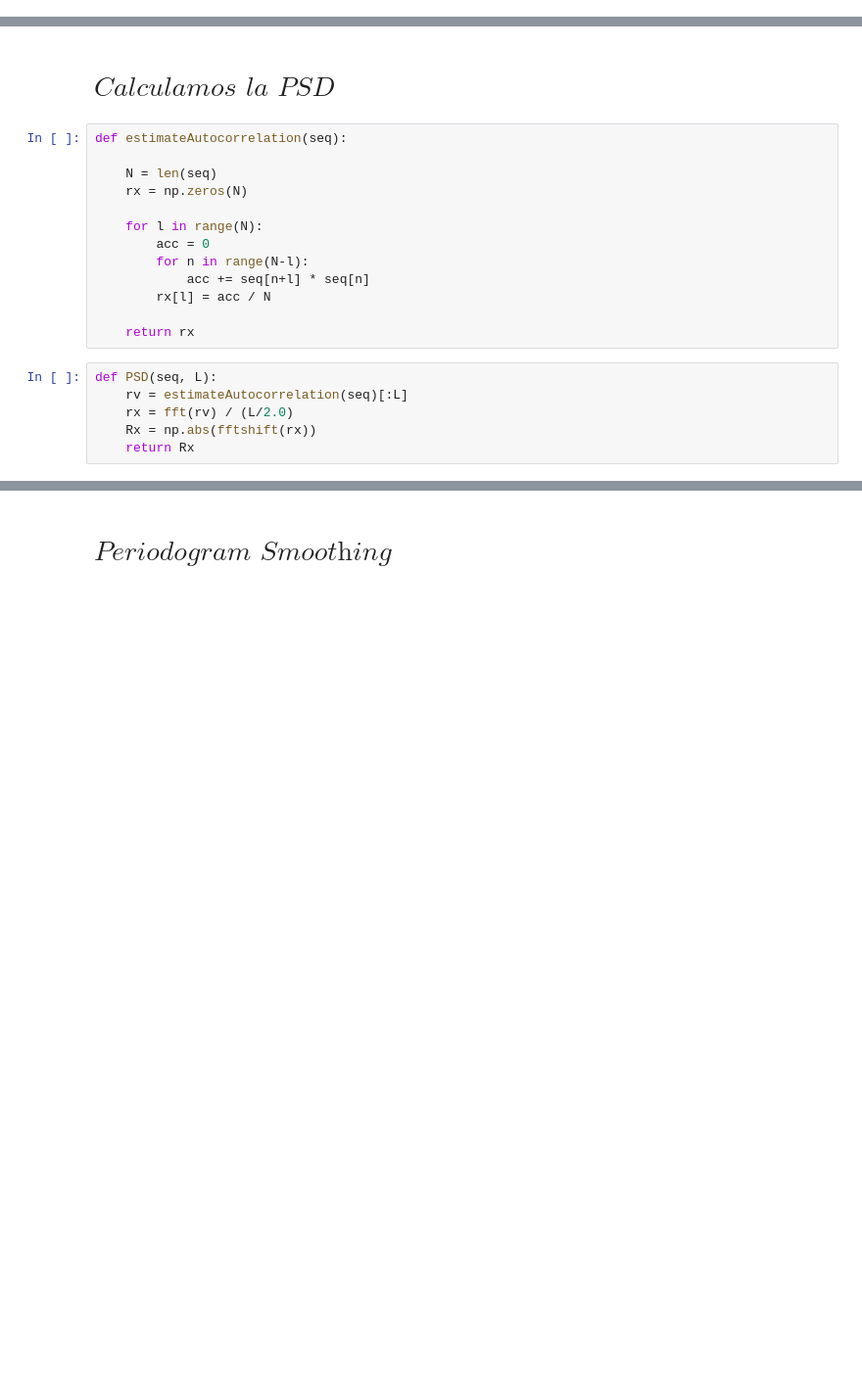
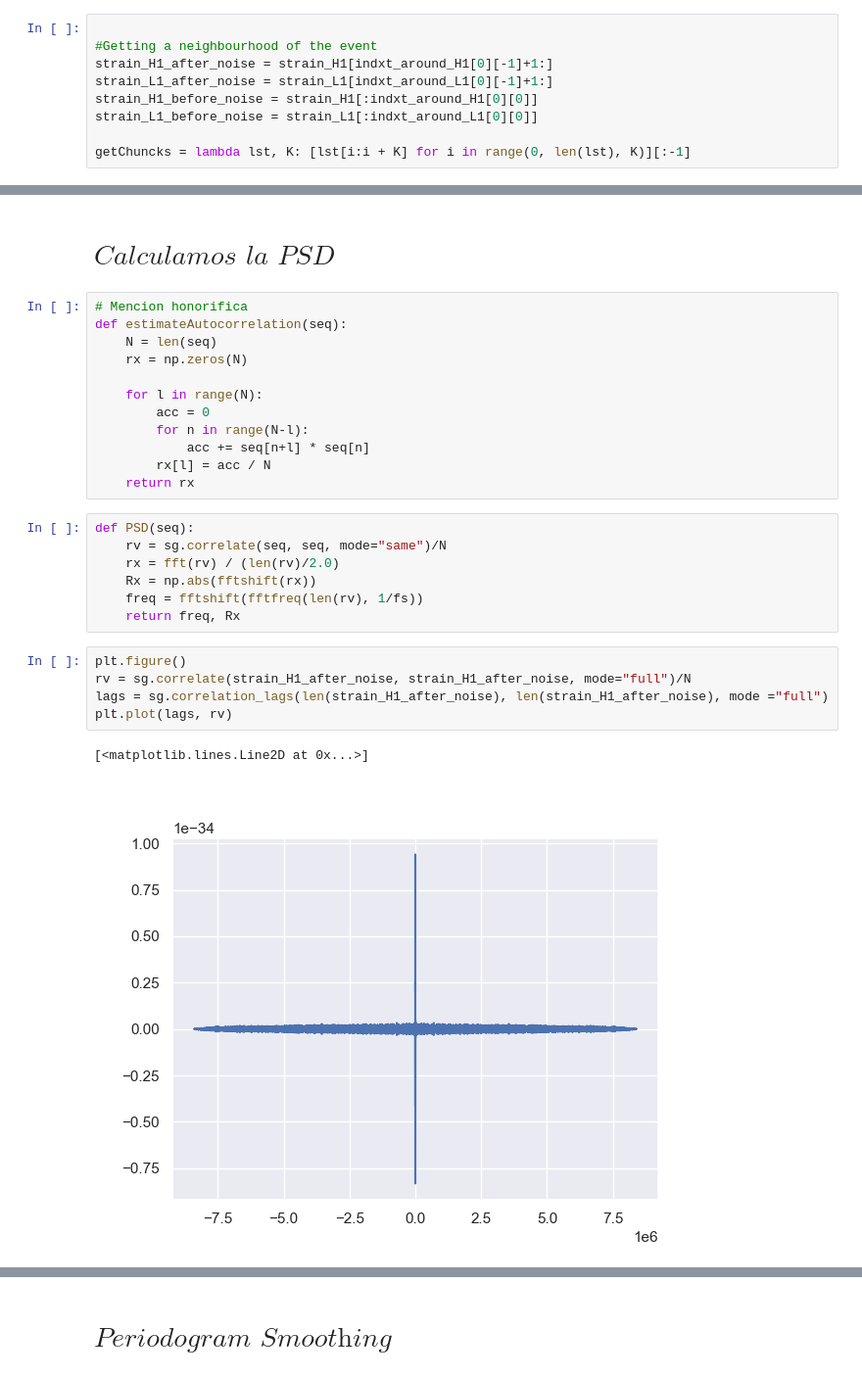
Before and after one commit to GonzaLinares/PASA_TP1, a Jupyter notebook: main.ipynb, the cells around one changed output, grey strips where cells are left out. Shown at 98% size. Cells and saved outputs as stored; diff of their text form; blank space fills up the shorter version.

```diff
--- a/main.ipynb
+++ b/main.ipynb
@@ -119,0 +100,9 @@ len(noiseH1Before[len(noiseH1Before)-1])
+# %%
+
+#Getting a neighbourhood of the event
+strain_H1_after_noise = strain_H1[indxt_around_H1[0][-1]+1:]
+strain_L1_after_noise = strain_L1[indxt_around_L1[0][-1]+1:]
+strain_H1_before_noise = strain_H1[:indxt_around_H1[0][0]]
+strain_L1_before_noise = strain_L1[:indxt_around_L1[0][0]]
+
+getChuncks = lambda lst, K: [lst[i:i + K] for i in range(0, len(lst), K)][:-1]
@@ -120,8 +113,8 @@ len(noiseH1Before[len(noiseH1Before)-1])
 # %% [markdown]
 # $\textit{Calculamos la PSD}$
 # %%
+# Mencion honorifica
 def estimateAutocorrelation(seq):
-
     N = len(seq)
     rx = np.zeros(N)
 
@@ -130,11 +123,19 @@ def estimateAutocorrelation(seq):
         for n in range(N-l):
             acc += seq[n+l] * seq[n]
         rx[l] = acc / N
-
     return rx
 # %%
-def PSD(seq, L):
-    rv = estimateAutocorrelation(seq)[:L]
-    rx = fft(rv) / (L/2.0)
+def PSD(seq):
+    rv = sg.correlate(seq, seq, mode="same")/N
+    rx = fft(rv) / (len(rv)/2.0)
     Rx = np.abs(fftshift(rx))
-    return Rx
+    freq = fftshift(fftfreq(len(rv), 1/fs))
+    return freq, Rx
+# %%
+plt.figure()
+rv = sg.correlate(strain_H1_after_noise, strain_H1_after_noise, mode="full")/N
+lags = sg.correlation_lags(len(strain_H1_after_noise), len(strain_H1_after_noise), mode ="full")
+plt.plot(lags, rv)
+# %% [output]
+[<matplotlib.lines.Line2D at 0x...>]
+[figure, added]
```
Also changed, not shown: parts of 39 cells of this notebook.
